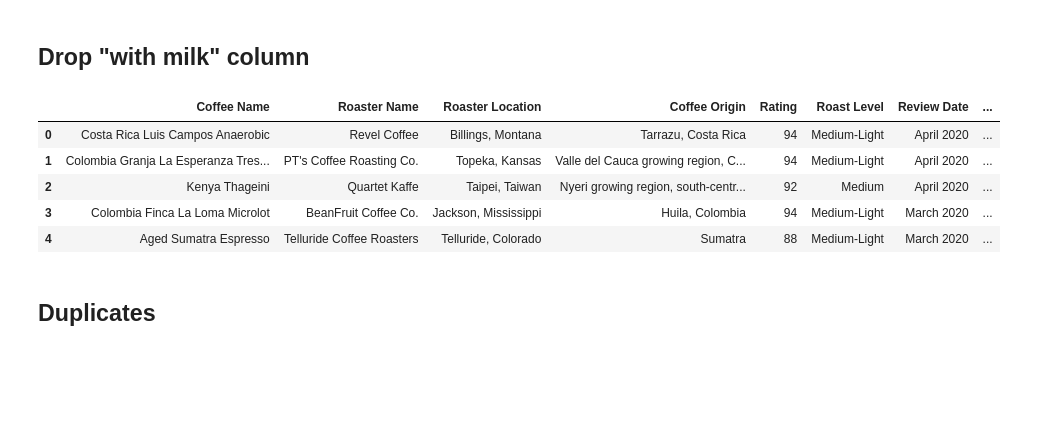
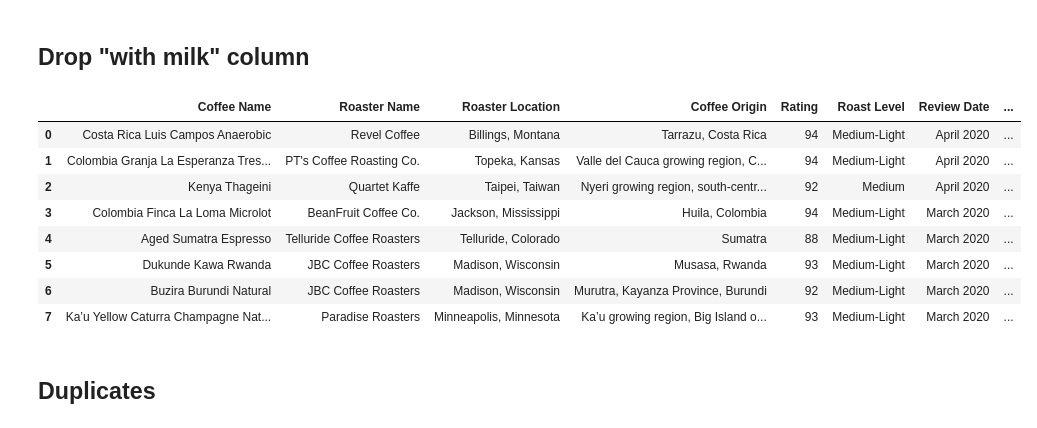
Before and after one commit to AnnikaNoren/dsc-capstone-project-v2-online-ds-pt-071519, a Jupyter notebook: cleaning_raw_coffee_reviews.ipynb, the cells around one changed output. Cells and saved outputs as stored; diff of their text form; code cells hidden in the pictures; blank space fills up the shorter version.

```diff
--- a/cleaning_raw_coffee_reviews.ipynb
+++ b/cleaning_raw_coffee_reviews.ipynb
@@ -160,14 +160,17 @@ df.rename(columns={'bottom_line':'Bottom Line'}, inplace=True)
 
 df = df.drop(['With Milk'], axis=1)
 # %%
-df.head()
+df.head(8)
 # %% [output]
 |  | Coffee Name | Roaster Name | Roaster Location | Coffee Origin | Rating | Roast Level | Review Date | ... |
 | 0 | Costa Rica Luis Campos Anaerobic | Revel Coffee | Billings, Montana | Tarrazu, Costa Rica | 94 | Medium-Light | April 2020 | ... |
 | 1 | Colombia Granja La Esperanza Tres... | PT's Coffee Roasting Co. | Topeka, Kansas | Valle del Cauca growing region, C... | 94 | Medium-Light | April 2020 | ... |
 | 2 | Kenya Thageini | Quartet Kaffe | Taipei, Taiwan | Nyeri growing region, south-centr... | 92 | Medium | April 2020 | ... |
 | 3 | Colombia Finca La Loma Microlot | BeanFruit Coffee Co. | Jackson, Mississippi | Huila, Colombia | 94 | Medium-Light | March 2020 | ... |
 | 4 | Aged Sumatra Espresso | Telluride Coffee Roasters | Telluride, Colorado | Sumatra | 88 | Medium-Light | March 2020 | ... |
+| 5 | Dukunde Kawa Rwanda | JBC Coffee Roasters | Madison, Wisconsin | Musasa, Rwanda | 93 | Medium-Light | March 2020 | ... |
+| 6 | Buzira Burundi Natural | JBC Coffee Roasters | Madison, Wisconsin | Murutra, Kayanza Province, Burundi | 92 | Medium-Light | March 2020 | ... |
+| 7 | Ka’u Yellow Caturra Champagne Nat... | Paradise Roasters | Minneapolis, Minnesota | Ka’u growing region, Big Island o... | 93 | Medium-Light | March 2020 | ... |
 # %% [markdown]
 ## Duplicates
 # %%
```
Also changed, not shown: parts of 53 cells of this notebook, 3 other files.
